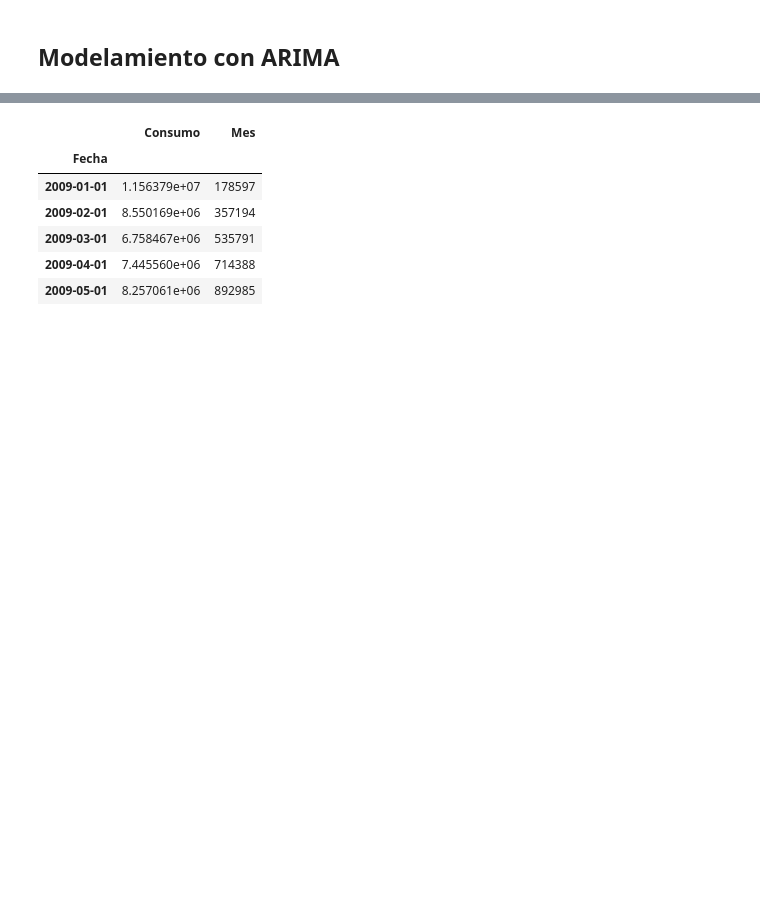
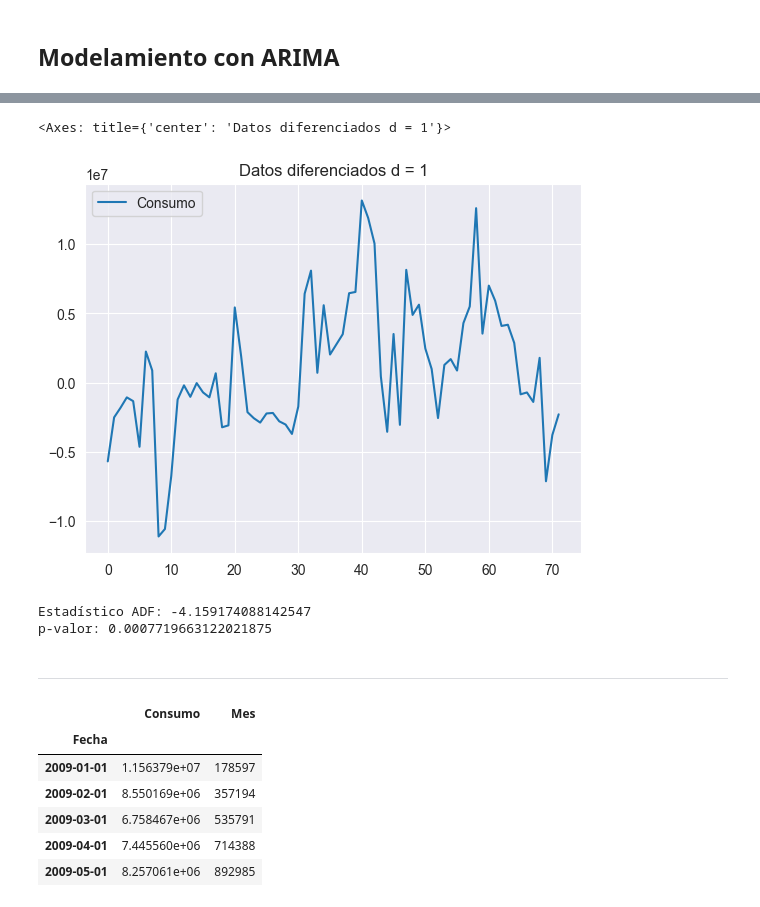
Before and after one commit to AlejandroChicaizaBMV/Proyecto_MN, a Jupyter notebook: proyecto.ipynb, the cells around one changed output, grey strips where cells are left out. Drawn from its saved outputs; the diff is of its cells as text; code cells hidden in the pictures; blank space fills up the shorter version.

```diff
--- a/proyecto.ipynb
+++ b/proyecto.ipynb
@@ -260,0 +153,9 @@ plt.show()
+# %%
+def diferenciar(serie):
+    df_diferenciado = serie.copy()
+    df_diferenciado["Consumo"] = serie["Consumo"].diff(periods=12)
+    df_diferenciado = df_diferenciado.dropna().reset_index(drop=True)
+    return df_diferenciado
+# %%
+df_dif_1 = diferenciar(df_consumo_total)
+df_dif_1
@@ -261,3 +176,18 @@ plt.show()
+# %%
+df_dif_1.plot(title="Datos diferenciados d = 1")
+# %% [output]
+<Axes: title={'center': 'Datos diferenciados d = 1'}>
+[figure, added]
+# %%
+resultado_adf = adfuller(df_dif_1['Consumo'].dropna())
+
+print(f'Estadístico ADF: {resultado_adf[0]}')
+print(f'p-valor: {resultado_adf[1]}')
+# %% [output]
+Estadístico ADF: -4.159174088142547
+p-valor: 0.0007719663122021875
+# %% [markdown]
+---
 # %%
 from statsmodels.tsa.seasonal import seasonal_decompose
 # %%
```
Also changed, not shown: parts of 18 cells of this notebook, 1 other file.
